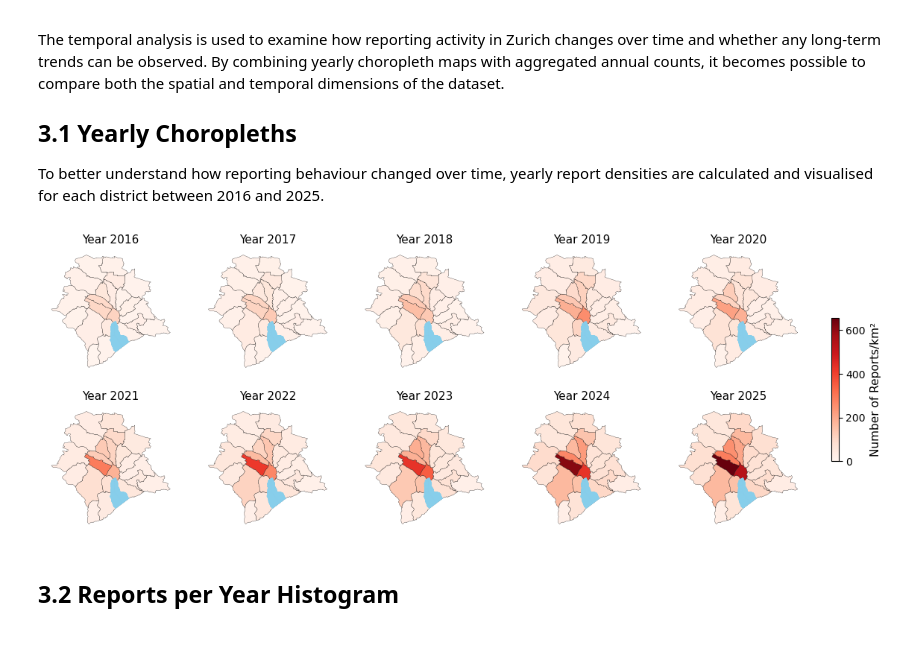
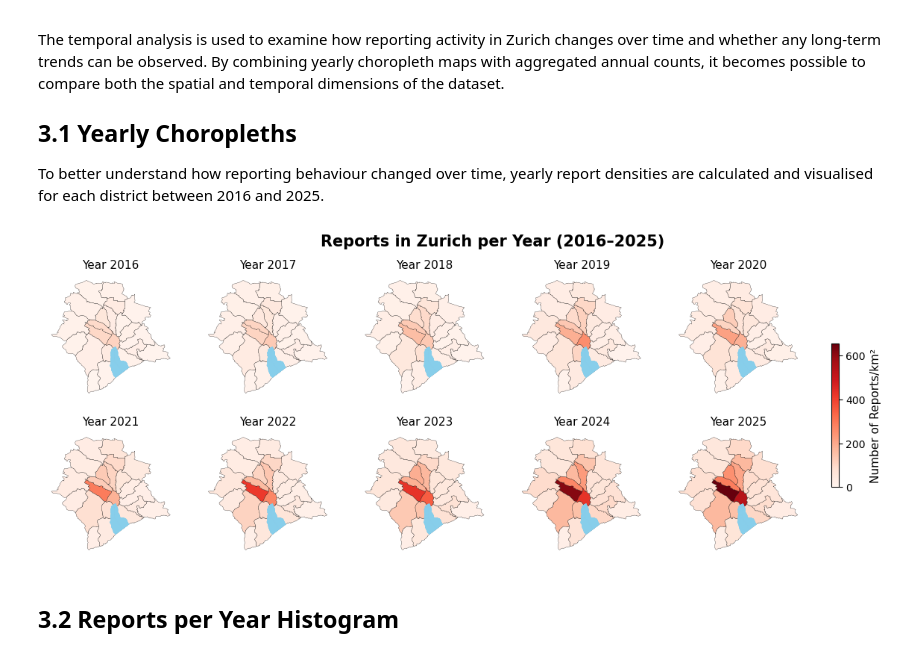
Before and after one commit to fabianott/zueriwieneu_spatial_analysis, a Jupyter notebook: notebooks/spatial_analysis.ipynb, the cells around one changed output. Cells and saved outputs as stored; diff of their text form; code cells hidden in the pictures.

```diff
--- a/notebooks/spatial_analysis.ipynb
+++ b/notebooks/spatial_analysis.ipynb
@@ -20,21 +20,19 @@ Before conducting the analysis, the report data is spatially joined with Zurich'
 # %%
 # Load preprocessed data
 reports_gdf = gpd.read_file("../data/processed/reports_gdf.gpkg")
-quartiere_gdf = gpd.read_file("../data/processed/quartiere.gpkg")
+district_gdf = gpd.read_file("../data/processed/district.gpkg")
 lakes_gdf = gpd.read_file("../data/processed/zurichsee.gpkg")
 
 # Spatial Join: assign each report to a district
-reports_gdf = reports_gdf
-
-reports_quartiere_gdf = gpd.sjoin(reports_gdf, quartiere_gdf, how="inner", predicate="within")
+reports_district_gdf = gpd.sjoin(reports_gdf, district_gdf, how="inner", predicate="within")
 
 # Aggregate number of reports per district
-report_counts = reports_quartiere_gdf.groupby("name").size().reset_index(name="count")
+report_counts = reports_district_gdf.groupby("name").size().reset_index(name="count")
 
 # Merge aggregated counts back to district geometries
-quartiere_counts_gdf = quartiere_gdf.merge(report_counts, on="name", how="left")
+district_counts_gdf = district_gdf.merge(report_counts, on="name", how="left")
 
 # Handle missing values and compute report denisty per km2
-quartiere_counts_gdf["count"] = quartiere_counts_gdf["count"].fillna(0)
-quartiere_counts_gdf["density"] = quartiere_counts_gdf["count"] / quartiere_counts_gdf["area_km2"]
+district_counts_gdf["count"] = district_counts_gdf["count"].fillna(0)
+district_counts_gdf["density"] = district_counts_gdf["count"] / district_counts_gdf["area_km2"]
 # %% [markdown]
@@ -192,43 +190,43 @@ The temporal analysis is used to examine how reporting activity in Zurich change
 To better understand how reporting behaviour changed over time, yearly report densities are calculated and visualised for each district between 2016 and 2025.
 # %%
 # Group by year and calculate the number of reports
-yearly_counts = reports_quartiere_gdf.groupby(["year", "name"]).size().reset_index(name="count")
+yearly_counts = reports_district_gdf.groupby(["year", "name"]).size().reset_index(name="count")
 
 # Standardisation
-yearly_density = yearly_counts.merge(quartiere_gdf[["name", "area_km2"]], on="name")
+yearly_density = yearly_counts.merge(district_gdf[["name", "area_km2"]], on="name")
 yearly_density["density"] = yearly_density["count"] / yearly_density["area_km2"]
 max_yearly_density = yearly_density["density"].max()
 
 # Create choropleth maps
 fig, axs = plt.subplots(2,5, figsize=(16,5))
 axs = axs.flatten()
+fig.suptitle("Reports in Zurich per Year (2016–2025)", fontsize=15, fontweight="bold")
 
 years = range(2016, 2026)
 
 for i, year in enumerate(years):
     ax = axs[i]
     counts_year = yearly_counts[yearly_counts["year"] == year]
-    yearly_map_gdf = quartiere_gdf.merge(counts_year, on="name", how="left")
+    yearly_map_gdf = district_gdf.merge(counts_year, on="name", how="left")
 
     yearly_map_gdf["density"] = yearly_map_gdf["count"] / yearly_map_gdf["area_km2"]
 
     yearly_map_gdf.plot(column="density", cmap="Reds", vmin=0, vmax=max_yearly_density,
                   edgecolor="black", linewidth=0.2, ax=ax)
     lakes_gdf.plot(ax=ax, color="skyblue", zorder=2)
 
     ax.set_title(f"Year {year}", fontsize=11)
     ax.axis("off")
 
 sm = plt.cm.ScalarMappable(cmap="Reds", norm=plt.Normalize(vmin=0, vmax=max_yearly_density))
-sm._A = []
 cbar = fig.colorbar(sm, ax=axs, orientation="vertical", shrink=0.5, pad=0.03)
 cbar.set_label("Number of Reports/km²", fontsize=11)
 
 plt.savefig("../outputs/reports_yearly_choropleth.png", dpi=300, bbox_inches="tight")
 
 plt.show()
 # %% [output]
-[figure, old version]
+[figure, new version]
 # %% [markdown]
 ## 3.2 Reports per Year Histogram
 # %%
```
Also changed, not shown: parts of 24 cells of this notebook, 7 other files.
